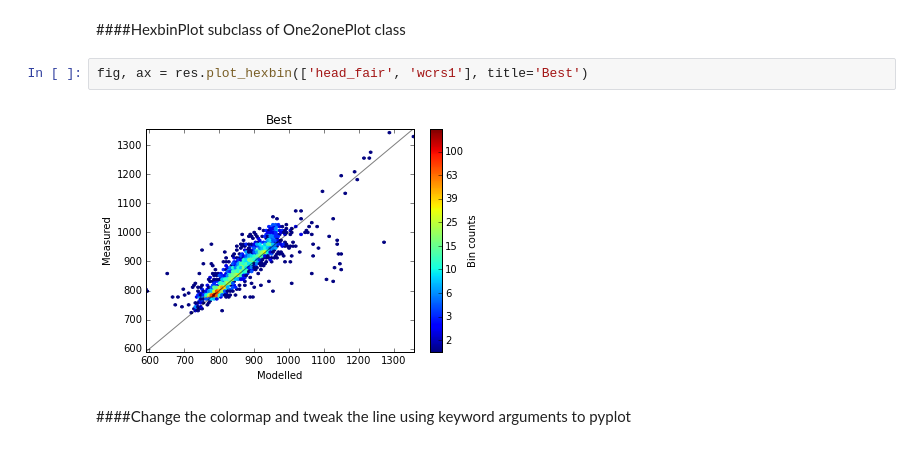
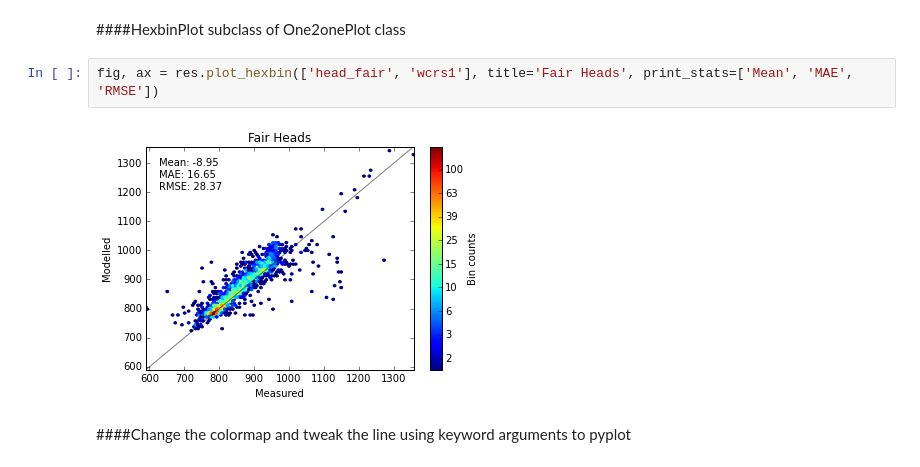
Before and after one commit to PESTools/pestools, a Jupyter notebook: examples/One2onePlot.ipynb, the cells around one changed output. Drawn from its saved outputs; the diff is of its cells as text.

Commit message:
fixed Res and 121 plotting

```diff
--- a/examples/One2onePlot.ipynb
+++ b/examples/One2onePlot.ipynb
@@ -72,9 +72,9 @@ fig.savefig('test_one2one.pdf')
 # %% [markdown]
 ####HexbinPlot subclass of One2onePlot class
 # %%
-fig, ax = res.plot_hexbin(['head_fair', 'wcrs1'], title='Best')
+fig, ax = res.plot_hexbin(['head_fair', 'wcrs1'], title='Fair Heads', print_stats=['Mean', 'MAE', 'RMSE'])
 # %% [output]
-[figure, old version]
+[figure, new version]
 # %% [markdown]
 ####Change the colormap and tweak the line using keyword arguments to pyplot
 # %%
```
Also changed, not shown: parts of 7 cells of this notebook, 4 other files.
